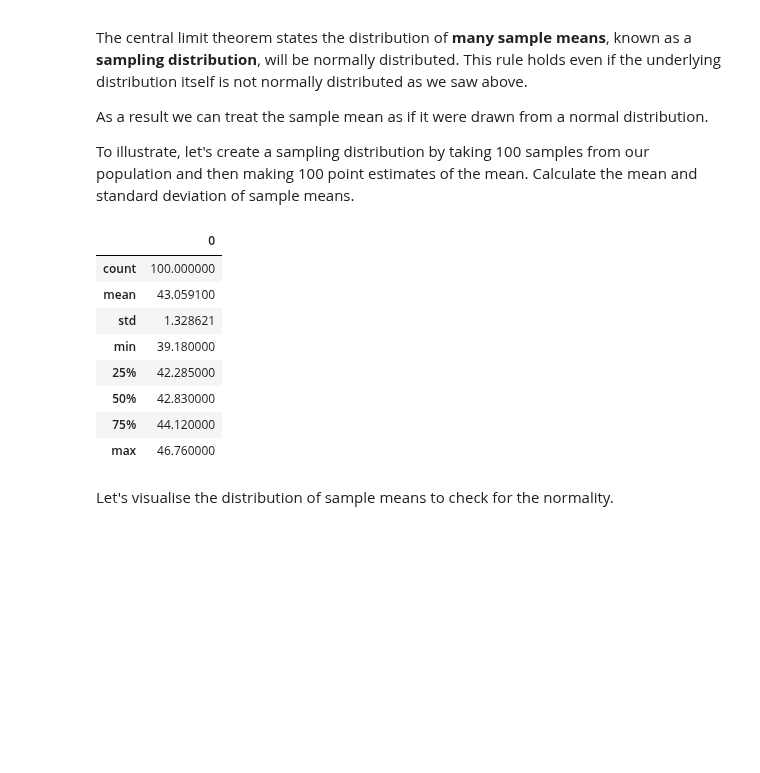
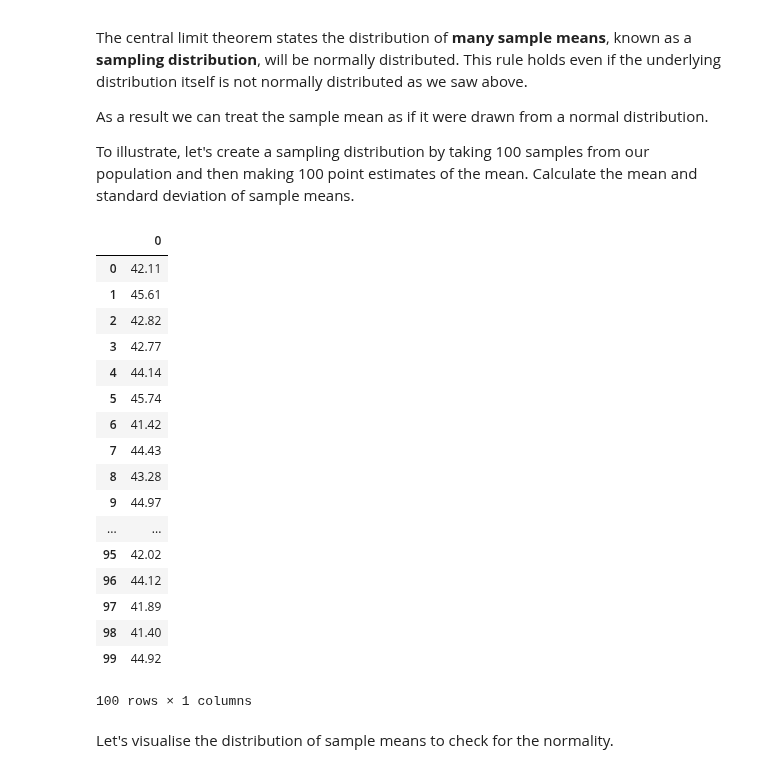
Before and after one commit to oncob749/dsc-2-19-15-confidence-intervals-lab-nyc-ds-career-031119, a Jupyter notebook: index.ipynb, the cells around one changed output. Drawn from its saved outputs; the diff is of its cells as text; code cells hidden in the pictures; blank space fills up the shorter version.

```diff
--- a/index.ipynb
+++ b/index.ipynb
@@ -112,37 +112,46 @@ To illustrate, let's create a sampling distribution by taking 100 samples from o
 # %%
 np.random.seed(15)
 
 point_estimates = []         # Make empty list to hold point estimates
 
 # Take 100 samples and generate 100 point estimates using a for loop.
 for i in range(100):
     sample = np.random.choice(a=population_ages, size=100)
     point_estimates.append(sample.mean())
 # append sample means to get point estimates
 
 point_estimates
 # Convert the point_estimates into a pandas dataframe
 df = pd.DataFrame(point_estimates)
 # Calculate and print descriptive statistics for the dataframe
-df.describe()
+df
 # count	100.000000
 # mean	42.959380
 # std	0.586404
 # min	41.296000
 # 25%	42.530000
 # 50%	42.960000
 # 75%	43.356000
 # max	44.492000
 # %% [output]
 |  | 0 |
-| count | 100.000000 |
-| mean | 43.059100 |
-| std | 1.328621 |
-| min | 39.180000 |
-| 25% | 42.285000 |
-| 50% | 42.830000 |
-| 75% | 44.120000 |
-| max | 46.760000 |
+| 0 | 42.11 |
+| 1 | 45.61 |
+| 2 | 42.82 |
+| 3 | 42.77 |
+| 4 | 44.14 |
+| 5 | 45.74 |
+| 6 | 41.42 |
+| 7 | 44.43 |
+| 8 | 43.28 |
+| 9 | 44.97 |
+| ... | ... |
+| 95 | 42.02 |
+| 96 | 44.12 |
+| 97 | 41.89 |
+| 98 | 41.40 |
+| 99 | 44.92 |
+100 rows × 1 columns
 # %% [markdown]
 Let's visualise the distribution of sample means to check for the normality.
 # %%
```
